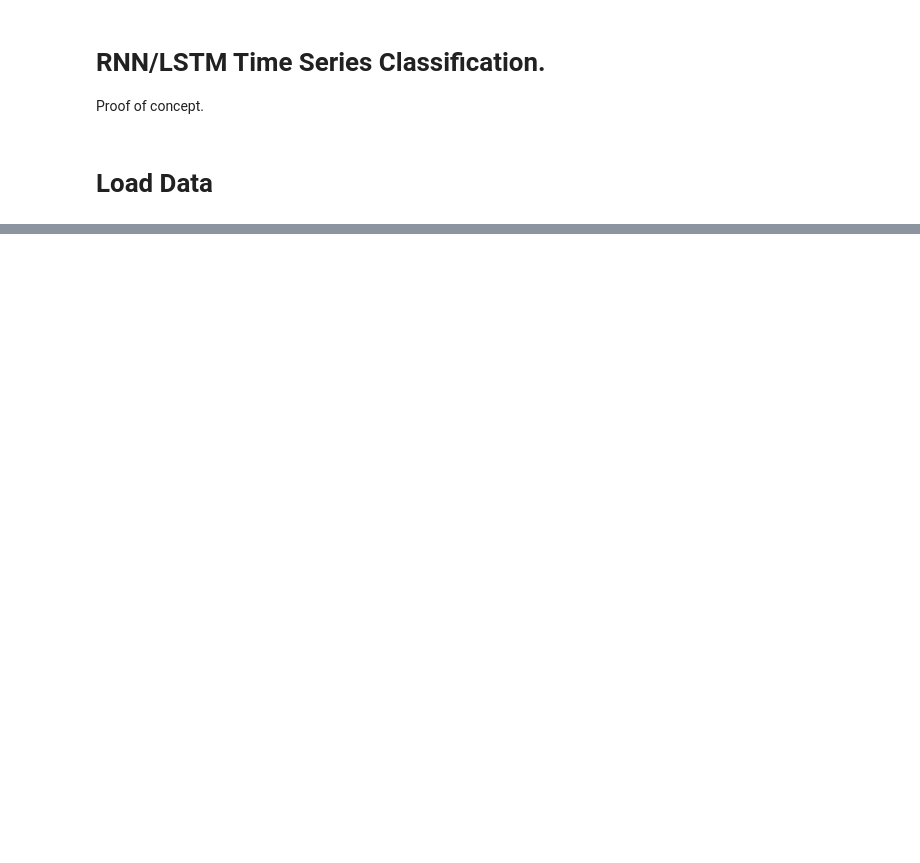
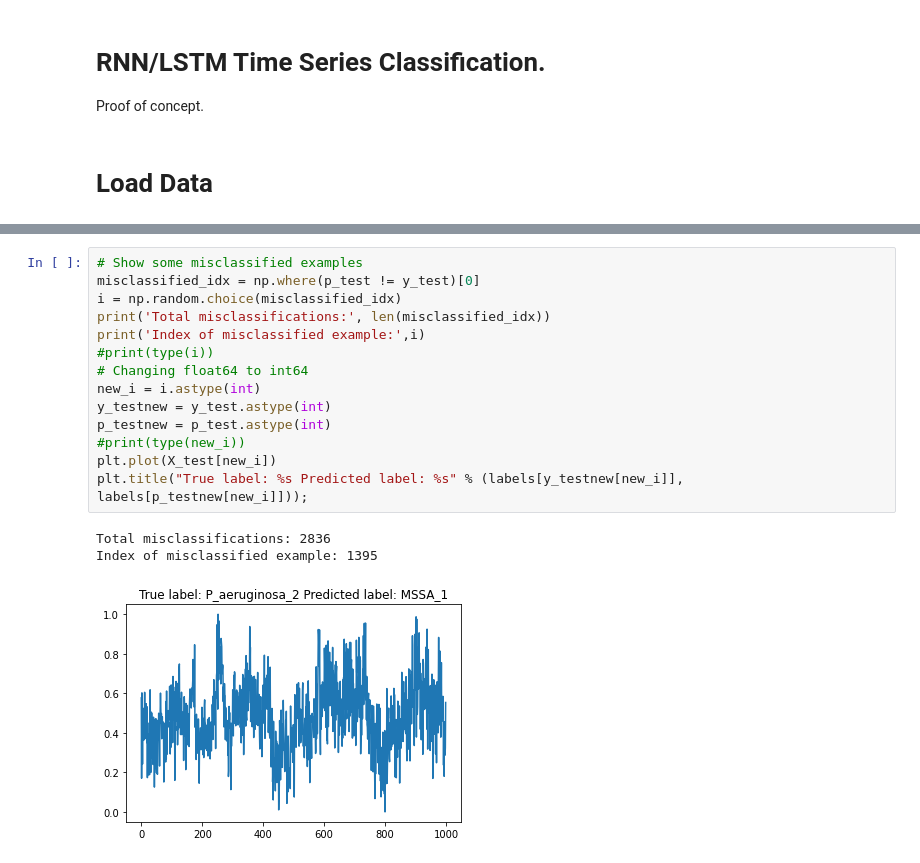
Before and after one commit to FLC-ML/practicespace, a Jupyter notebook: Time_Series_classification.ipynb, the cells around one changed output, grey strips where cells are left out. Drawn from its saved outputs; the diff is of its cells as text; blank space fills up the shorter version.

```diff
--- a/Time_Series_classification.ipynb
+++ b/Time_Series_classification.ipynb
@@ -184,0 +252,18 @@ Confusion matrix, without normalization
+# %%
+# Show some misclassified examples
+misclassified_idx = np.where(p_test != y_test)[0]
+i = np.random.choice(misclassified_idx)
+print('Total misclassifications:', len(misclassified_idx))
+print('Index of misclassified example:',i)
+#print(type(i))
+# Changing float64 to int64
+new_i = i.astype(int)
+y_testnew = y_test.astype(int)
+p_testnew = p_test.astype(int)
+#print(type(new_i))
+plt.plot(X_test[new_i])
+plt.title("True label: %s Predicted label: %s" % (labels[y_testnew[new_i]], labels[p_testnew[new_i]]));
+# %% [output]
+Total misclassifications: 2836
+Index of misclassified example: 1395
+[figure, added]
```
Also changed, not shown: parts of 11 cells of this notebook.
